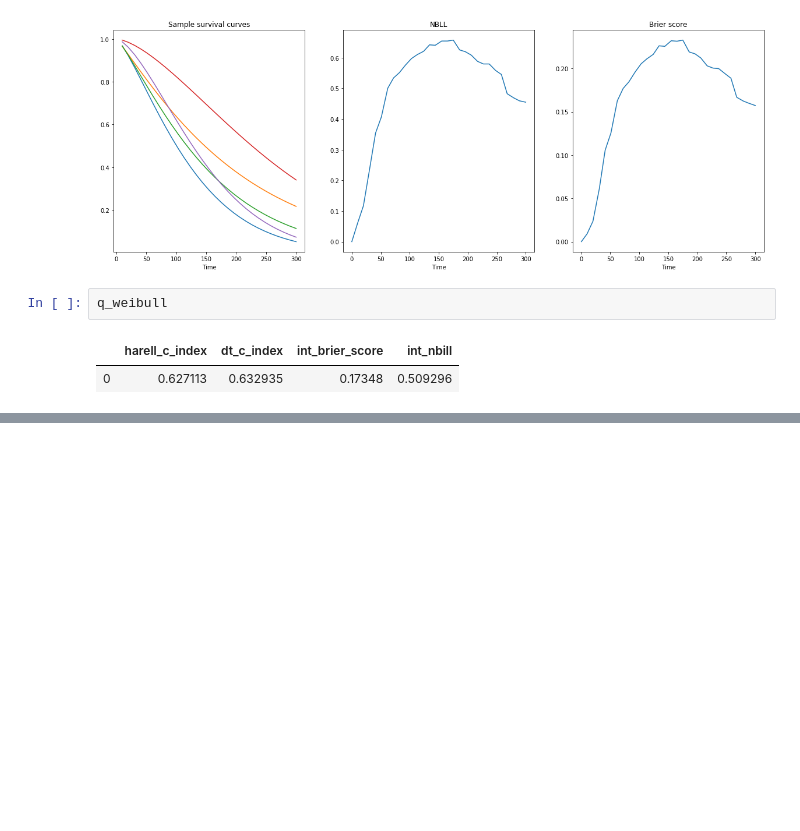
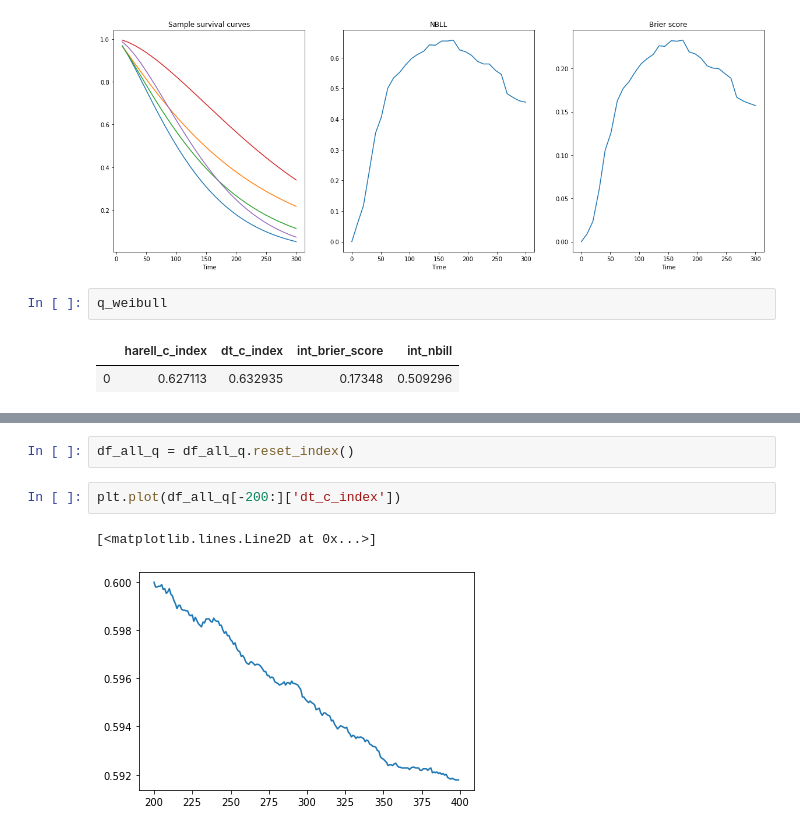
Before and after one commit to KseniiaCheloshkina/ranking-survival, a Jupyter notebook: dev/metabric/example_batch_generators.ipynb, the cells around one changed output, grey strips where cells are left out. Saved outputs shown, nothing was run; the diff lists cells and outputs as text; blank space fills up the shorter version.

```diff
--- a/dev/metabric/example_batch_generators.ipynb
+++ b/dev/metabric/example_batch_generators.ipynb
@@ -800,0 +1035,7 @@ q_weibull
+# %%
+df_all_q = df_all_q.reset_index()
+# %%
+plt.plot(df_all_q[-200:]['dt_c_index'])
+# %% [output]
+[<matplotlib.lines.Line2D at 0x...>]
+[figure, added]
```
Also changed, not shown: parts of 23 cells of this notebook, 10 other files.
